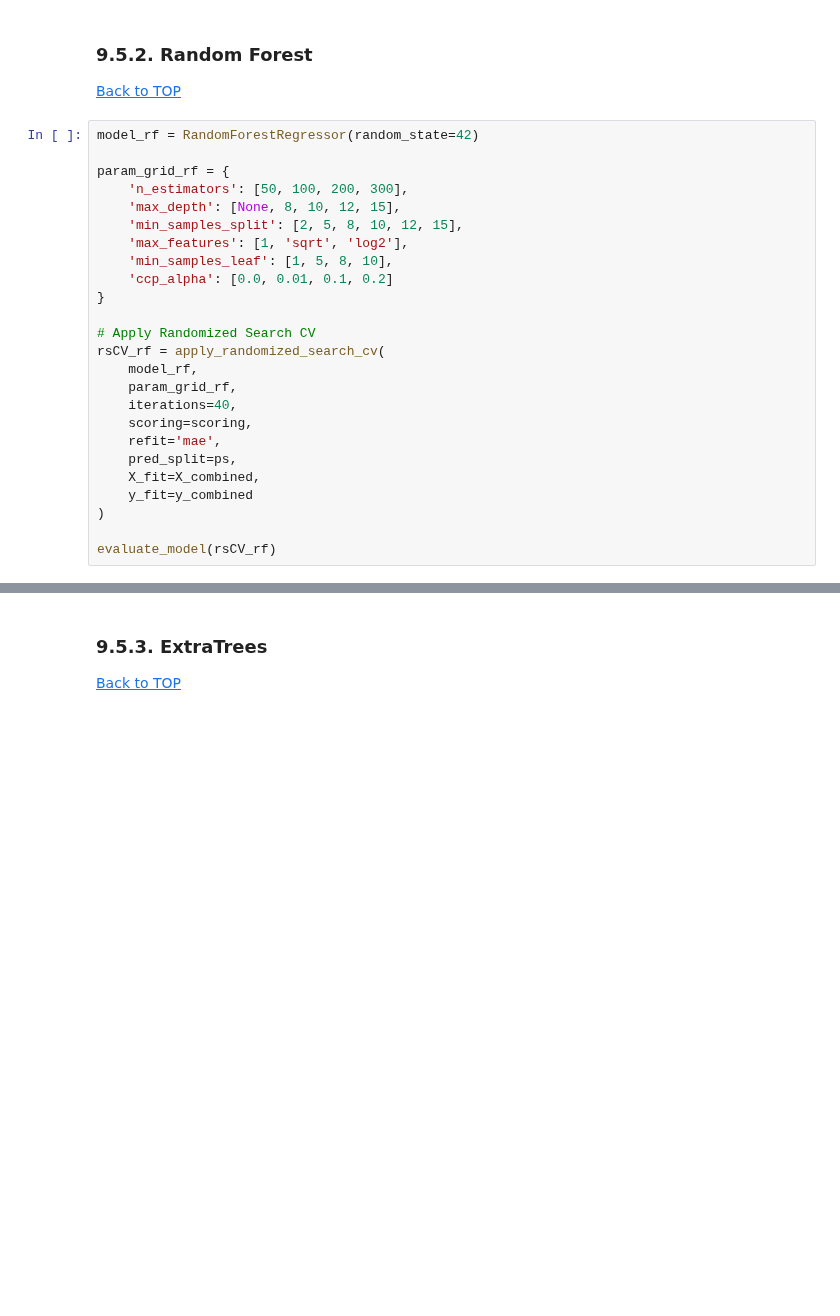
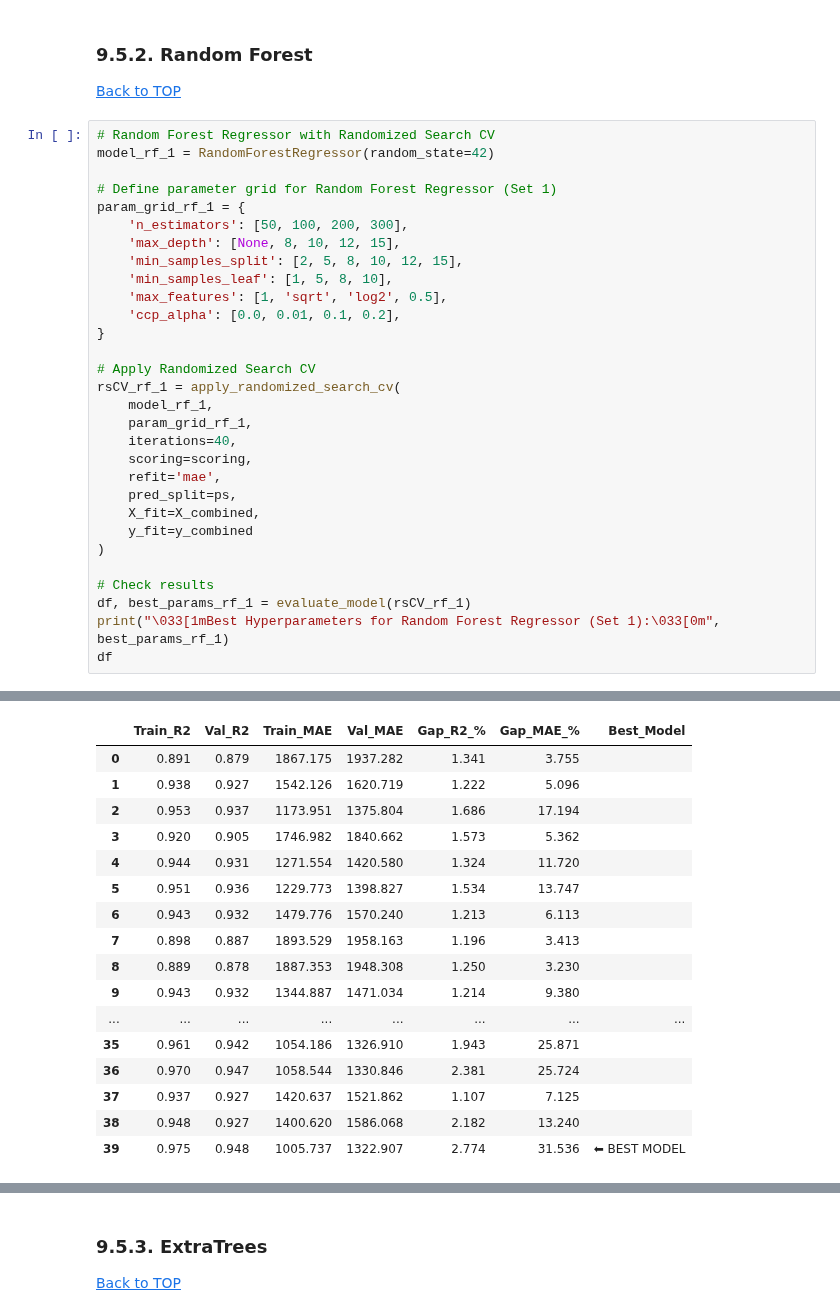
Before and after one commit to mariamiguel720/Machine-Learning-Project-25-26, a Jupyter notebook: ENTREGA FINAL/notebooks/Notebook_Compilado_Maria.ipynb, the cells around one changed output, grey strips where cells are left out. Cells and saved outputs as stored; diff of their text form; blank space fills up the shorter version.

```diff
--- a/ENTREGA FINAL/notebooks/Notebook_Compilado_Maria.ipynb
+++ b/ENTREGA FINAL/notebooks/Notebook_Compilado_Maria.ipynb
@@ -1335,21 +1424,23 @@ Best parameters: {'n_estimators': 80, 'max_samples': 0.9, 'max_features': 0.8, '
 [Back to TOP](#TOP)
 </a>
 # %%
-model_rf = RandomForestRegressor(random_state=42)
+# Random Forest Regressor with Randomized Search CV
+model_rf_1 = RandomForestRegressor(random_state=42)
 
-param_grid_rf = {
+# Define parameter grid for Random Forest Regressor (Set 1)
+param_grid_rf_1 = {
     'n_estimators': [50, 100, 200, 300],
     'max_depth': [None, 8, 10, 12, 15],
     'min_samples_split': [2, 5, 8, 10, 12, 15],
-    'max_features': [1, 'sqrt', 'log2'],
     'min_samples_leaf': [1, 5, 8, 10],
-    'ccp_alpha': [0.0, 0.01, 0.1, 0.2]
+    'max_features': [1, 'sqrt', 'log2', 0.5],
+    'ccp_alpha': [0.0, 0.01, 0.1, 0.2],
 }
 
 # Apply Randomized Search CV
-rsCV_rf = apply_randomized_search_cv(
-    model_rf,
-    param_grid_rf,
+rsCV_rf_1 = apply_randomized_search_cv(
+    model_rf_1,
+    param_grid_rf_1,
     iterations=40,
     scoring=scoring,
     refit='mae',
@@ -1358,6 +1449,9 @@ rsCV_rf = apply_randomized_search_cv(
     y_fit=y_combined
 )
 
-evaluate_model(rsCV_rf)
+# Check results
+df, best_params_rf_1 = evaluate_model(rsCV_rf_1)
+print("\033[1mBest Hyperparameters for Random Forest Regressor (Set 1):\033[0m", best_params_rf_1)
+df
 # %% [output]
 Fitting 1 folds for each of 40 candidates, totalling 40 fits
@@ -1379,0 +1474,17 @@ Best parameters: {'n_estimators': 300, 'min_samples_split': 5, 'min_samples_leaf
+|  | Train_R2 | Val_R2 | Train_MAE | Val_MAE | Gap_R2_% | Gap_MAE_% | Best_Model |
+| 0 | 0.891 | 0.879 | 1867.175 | 1937.282 | 1.341 | 3.755 |  |
+| 1 | 0.938 | 0.927 | 1542.126 | 1620.719 | 1.222 | 5.096 |  |
+| 2 | 0.953 | 0.937 | 1173.951 | 1375.804 | 1.686 | 17.194 |  |
+| 3 | 0.920 | 0.905 | 1746.982 | 1840.662 | 1.573 | 5.362 |  |
+| 4 | 0.944 | 0.931 | 1271.554 | 1420.580 | 1.324 | 11.720 |  |
+| 5 | 0.951 | 0.936 | 1229.773 | 1398.827 | 1.534 | 13.747 |  |
+| 6 | 0.943 | 0.932 | 1479.776 | 1570.240 | 1.213 | 6.113 |  |
+| 7 | 0.898 | 0.887 | 1893.529 | 1958.163 | 1.196 | 3.413 |  |
+| 8 | 0.889 | 0.878 | 1887.353 | 1948.308 | 1.250 | 3.230 |  |
+| 9 | 0.943 | 0.932 | 1344.887 | 1471.034 | 1.214 | 9.380 |  |
+| ... | ... | ... | ... | ... | ... | ... | ... |
+| 35 | 0.961 | 0.942 | 1054.186 | 1326.910 | 1.943 | 25.871 |  |
+| 36 | 0.970 | 0.947 | 1058.544 | 1330.846 | 2.381 | 25.724 |  |
+| 37 | 0.937 | 0.927 | 1420.637 | 1521.862 | 1.107 | 7.125 |  |
+| 38 | 0.948 | 0.927 | 1400.620 | 1586.068 | 2.182 | 13.240 |  |
+| 39 | 0.975 | 0.948 | 1005.737 | 1322.907 | 2.774 | 31.536 | ⬅ BEST MODEL |
```
Also changed, not shown: parts of 32 cells of this notebook, 3 other files.
